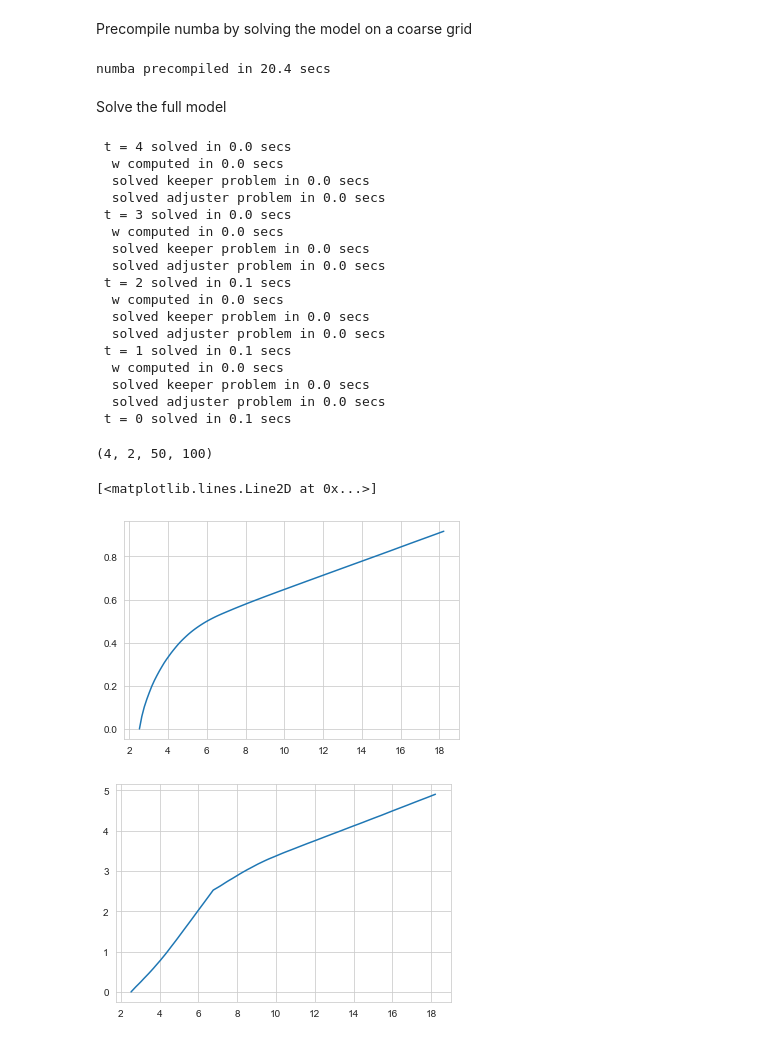
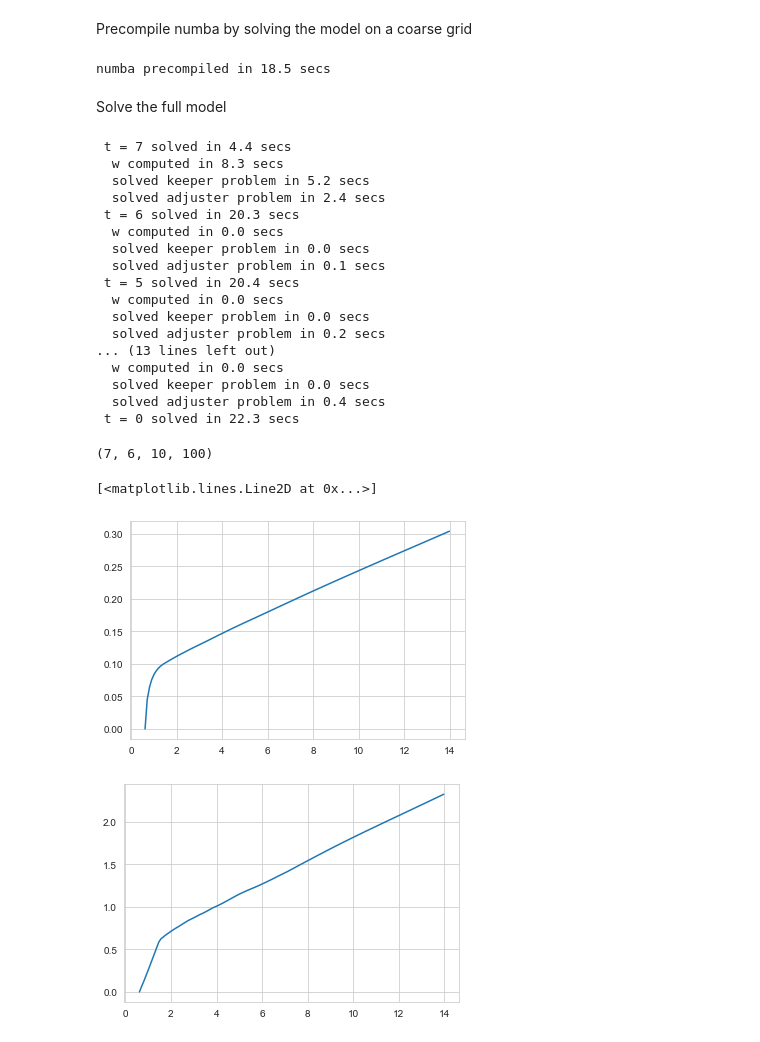
Before and after one commit to madsankern/MA_thesis, a Jupyter notebook: main.ipynb, the cells around one changed output. Saved outputs shown, nothing was run; the diff lists cells and outputs as text; code cells hidden in the pictures.

```diff
--- a/main.ipynb
+++ b/main.ipynb
@@ -16,54 +16,54 @@ from DurableConsumptionModel import DurableConsumptionModelClass
 nb.set_num_threads(4)
 # %%
 # Set time horizon
-T = 5
+T = 8
 # %% [markdown]
 Define the model
 # %%
-model_negm = DurableConsumptionModelClass(name='example_negm',par={'solmethod':'negm','T':T,'do_print':True})
+model = DurableConsumptionModelClass(name='example_negm',par={'solmethod':'negm','T':T,'do_print':True})
 # %% [markdown]
 Precompile numba by solving the model on a coarse grid
 # %%
-model_negm.precompile_numba()
+model.precompile_numba()
 # %% [output]
-numba precompiled in 20.4 secs
+numba precompiled in 18.5 secs
 # %% [markdown]
 Solve the full model
 # %%
-model_negm.solve()
+model.solve()
 # model_negm.()
 # model_negm.save()
 # %% [output]
- t = 4 solved in 0.0 secs
+ t = 7 solved in 4.4 secs
+  w computed in 8.3 secs
+  solved keeper problem in 5.2 secs
+  solved adjuster problem in 2.4 secs
+ t = 6 solved in 20.3 secs
   w computed in 0.0 secs
   solved keeper problem in 0.0 secs
-  solved adjuster problem in 0.0 secs
- t = 3 solved in 0.0 secs
+  solved adjuster problem in 0.1 secs
+ t = 5 solved in 20.4 secs
   w computed in 0.0 secs
   solved keeper problem in 0.0 secs
-  solved adjuster problem in 0.0 secs
- t = 2 solved in 0.1 secs
+  solved adjuster problem in 0.2 secs
+... (13 lines left out)
   w computed in 0.0 secs
   solved keeper problem in 0.0 secs
-  solved adjuster problem in 0.0 secs
- t = 1 solved in 0.1 secs
-  w computed in 0.0 secs
-  solved keeper problem in 0.0 secs
-  solved adjuster problem in 0.0 secs
- t = 0 solved in 0.1 secs
+  solved adjuster problem in 0.4 secs
+ t = 0 solved in 22.3 secs
 # %%
 # model_negm.sol
 # %%
-np.shape(model_negm.sol.q_m)
+np.shape(model.sol.q_m)
 # %% [output]
-(4, 2, 50, 100)
+(7, 6, 10, 100)
 # %%
-plt.plot(model_negm.sol.q_m[1,1,1,:], model_negm.sol.inv_v_keep[1,1,1,:])
+plt.plot(model.sol.q_m[1,1,1,:], model.sol.inv_v_keep[1,1,1,:])
 # %% [output]
 [<matplotlib.lines.Line2D at 0x...>]
-[figure, old version]
+[figure, new version]
 # %%
-plt.plot(model_negm.sol.q_m[1,1,1,:], model_negm.sol.c_keep[1,1,1,:])
+plt.plot(model.sol.q_m[1,1,1,:], model.sol.c_keep[1,1,1,:])
 plt.show()
 # %% [output]
-[figure, old version]
+[figure, new version]
```
Also changed, not shown: parts of 3 cells of this notebook.
